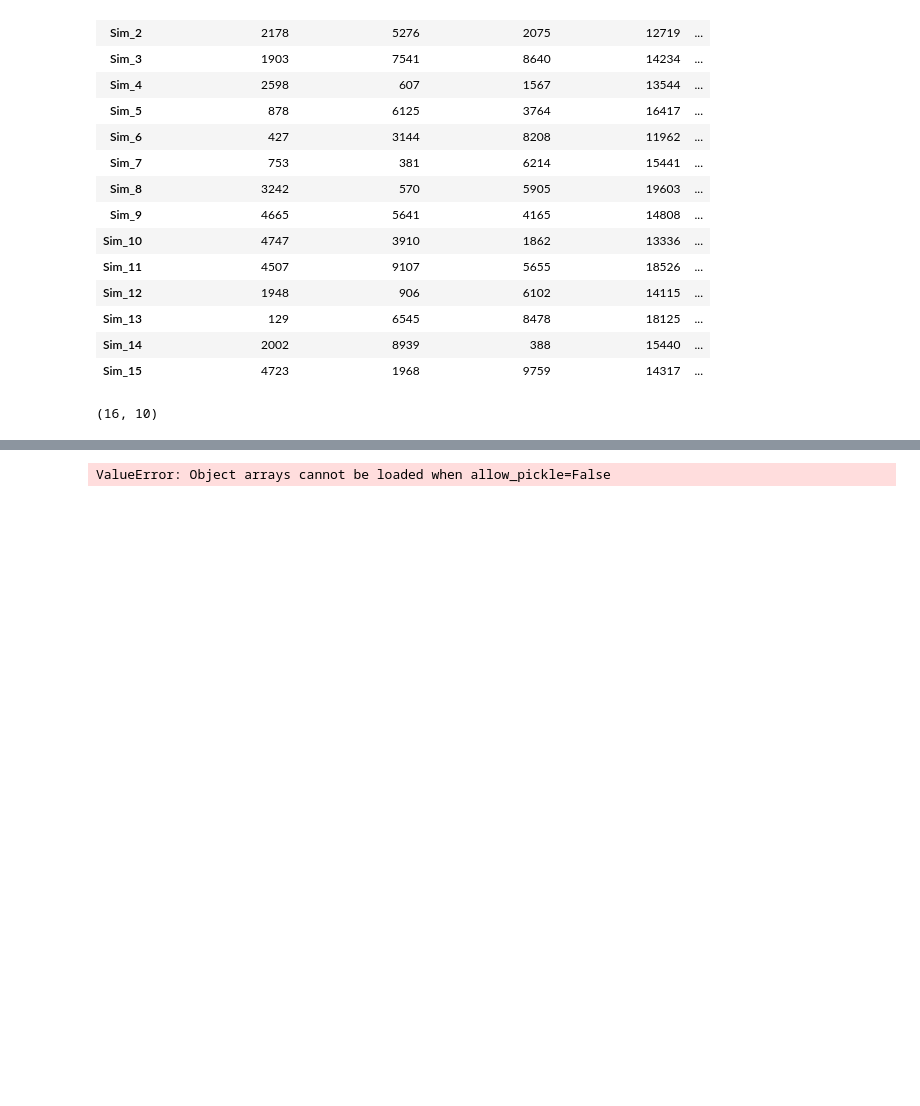
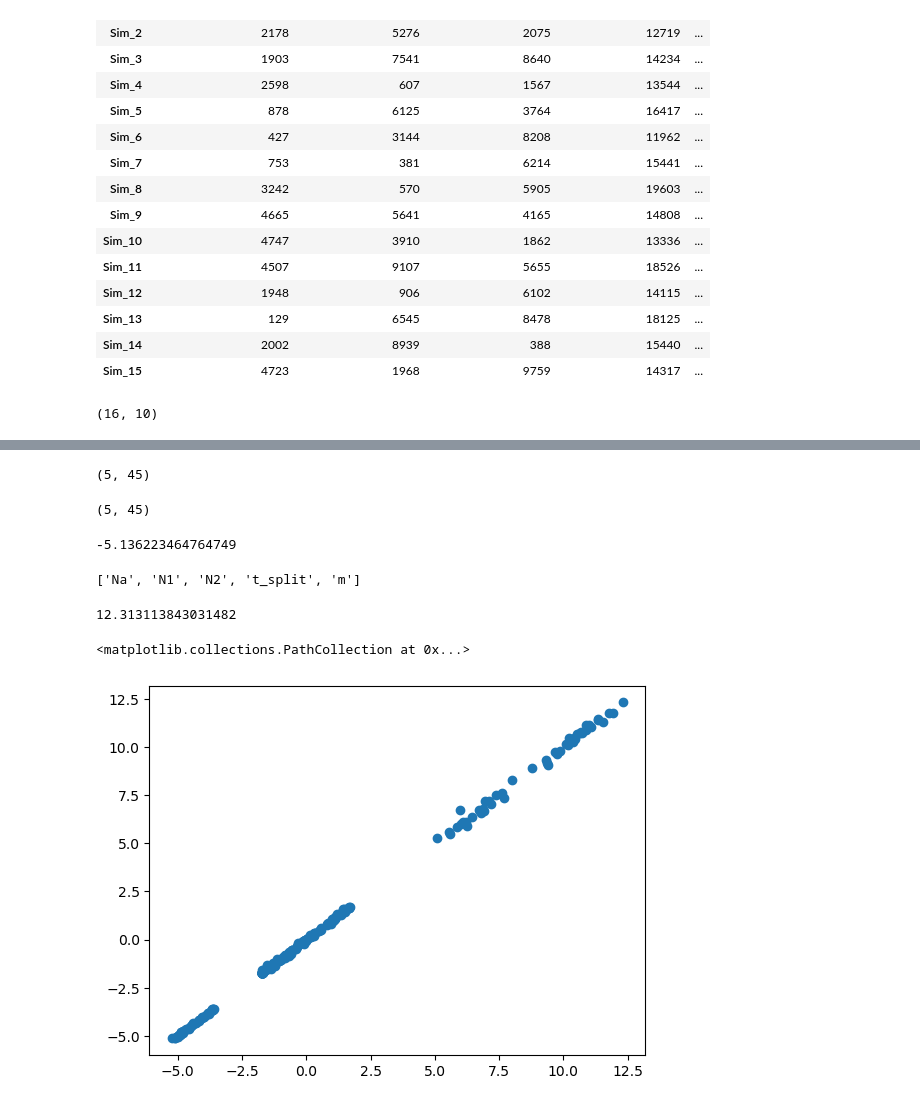
Before and after one commit to ak1376/Demographic_Inference, a Jupyter notebook: notebooks/debugging_aggregate_all_features.ipynb, the cells around one changed output, grey strips where cells are left out. Saved outputs shown, nothing was run; the diff lists cells and outputs as text; code cells hidden in the pictures; blank space fills up the shorter version.

```diff
--- a/notebooks/debugging_aggregate_all_features.ipynb
+++ b/notebooks/debugging_aggregate_all_features.ipynb
@@ -269,5 +292,40 @@ preprocessing_results_obj['training']['predictions']
 # %%
-import numpy as np
-a = np.load('/sietch_colab/akapoor/Demographic_Inference/split_isolation_model_dadi_analysis_True_moments_analysis_True_momentsLD_analysis_False_seed_42/sims/sims_pretrain_10_sims_inference_1_seed_42_num_replicates_3_top_values_2/training_features.npy')
+training_features = np.load('/sietch_colab/akapoor/Demographic_Inference/split_isolation_model_dadi_analysis_True_moments_analysis_True_momentsLD_analysis_True_seed_42/sims/sims_pretrain_10_sims_inference_1_seed_42_num_replicates_3_top_values_2/training_features.npy')
-# %% [output]
-ValueError: Object arrays cannot be loaded when allow_pickle=False
+# %%
+training_features.shape
+# %% [output]
+(5, 45)
+# %%
+with open('/sietch_colab/akapoor/Demographic_Inference/split_isolation_model_dadi_analysis_True_moments_analysis_True_momentsLD_analysis_True_seed_42/sims/sims_pretrain_10_sims_inference_1_seed_42_num_replicates_3_top_values_2/postprocessing_results.pkl', 'rb') as f:
+    postprocessing_results = pickle.load(f)
+# %%
+postprocessing_results['training']['predictions'].shape
+# %% [output]
+(5, 45)
+# %%
+import pickle
+with open('/sietch_colab/akapoor/Demographic_Inference/split_isolation_model_dadi_analysis_True_moments_analysis_True_momentsLD_analysis_True_seed_42/sims/sims_pretrain_100_sims_inference_1_seed_42_num_replicates_3_top_values_2/features_and_targets.pkl', 'rb') as f:
+    features_and_targets = pickle.load(f)
+# %%
+import numpy as np
+np.min(features_and_targets['training']['targets'])
+# %% [output]
+-5.136223464764749
+# %%
+with open('/sietch_colab/akapoor/Demographic_Inference/split_isolation_model_dadi_analysis_True_moments_analysis_True_momentsLD_analysis_True_seed_42/models/sims_pretrain_100_sims_inference_1_seed_42_num_replicates_3_top_values_2/num_hidden_neurons_1000_num_hidden_layers_3_num_epochs_500_dropout_value_0_weight_decay_0_batch_size_35_EarlyStopping_False/linear_mdl_obj.pkl', 'rb') as f:
+    linear_mdl_obj = pickle.load(f)
+# %%
+linear_mdl_obj['param_names']
+# %% [output]
+['Na', 'N1', 'N2', 't_split', 'm']
+# %%
+np.max(linear_mdl_obj['training']['targets'])
+# %% [output]
+12.313113843031482
+# %%
+import matplotlib.pyplot as plt
+plt.figure()
+plt.scatter(linear_mdl_obj['training']['predictions'], linear_mdl_obj['training']['targets'])
+# %% [output]
+<matplotlib.collections.PathCollection at 0x...>
+[figure, added]
```
Also changed, not shown: parts of 23 cells of this notebook, 13 other files.
